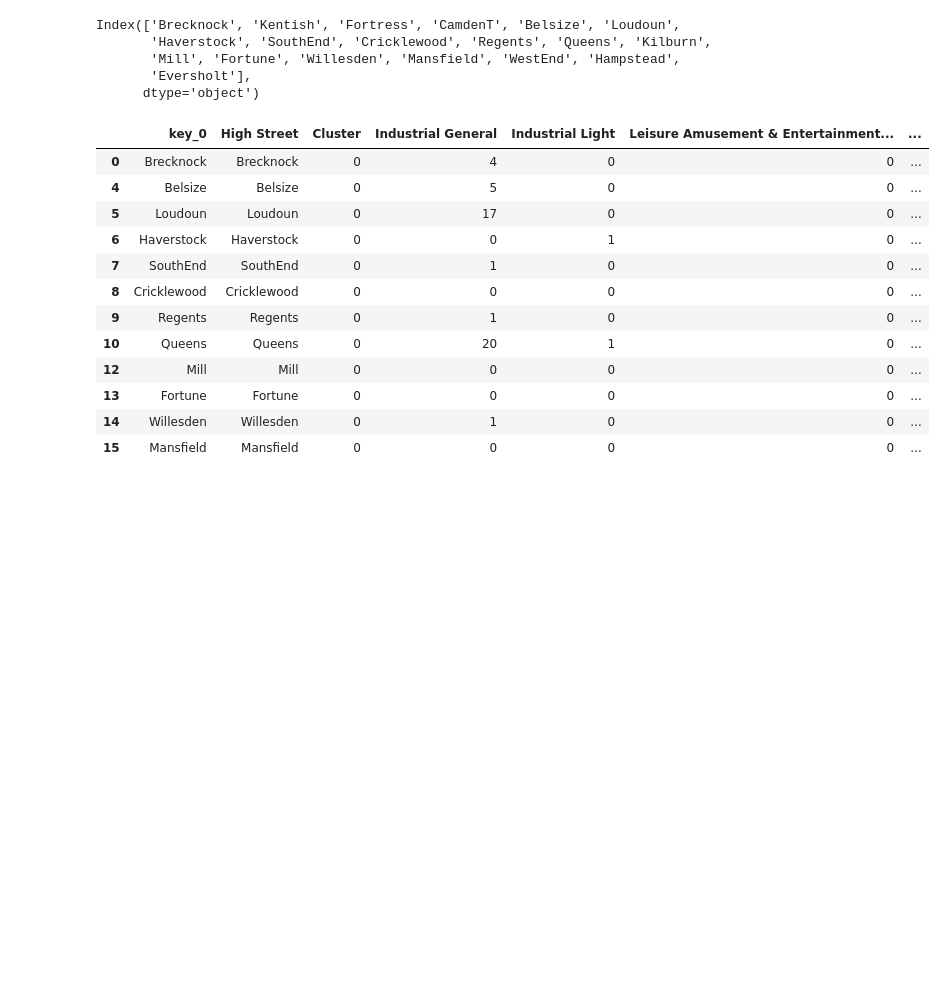
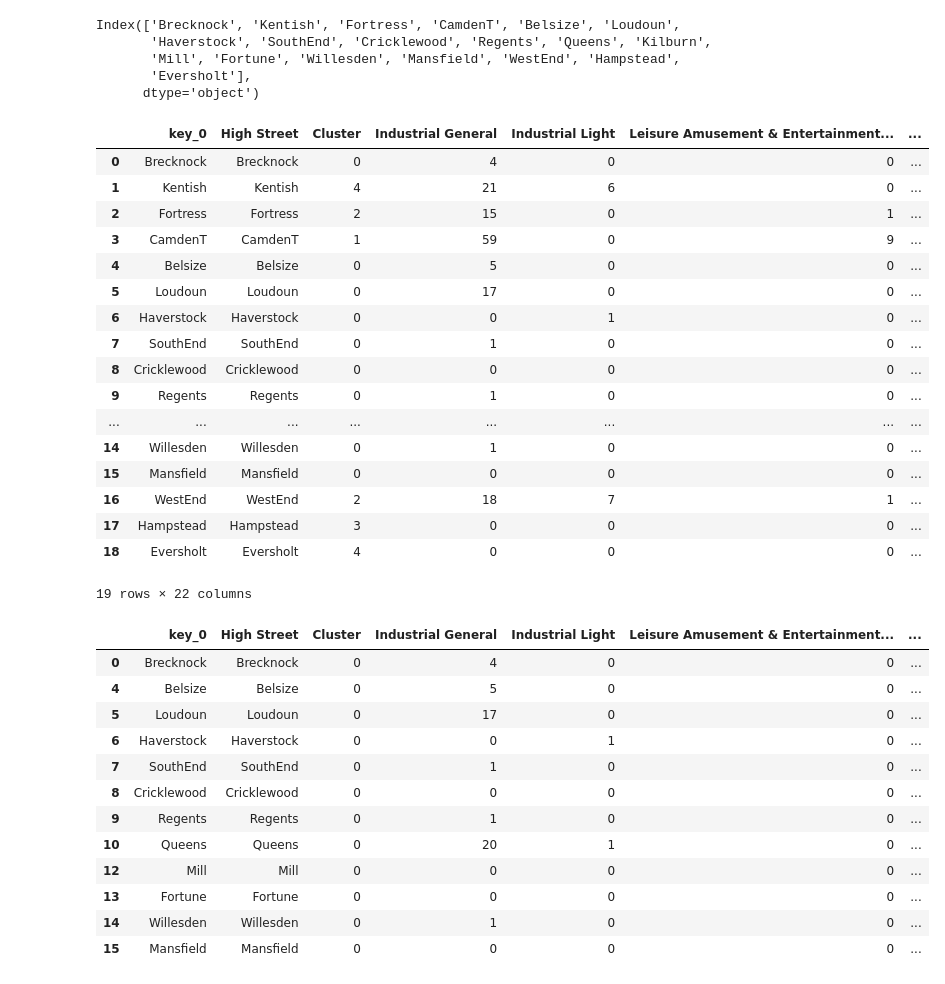
Before and after one commit to christinabotros/Camden-High-Street-Analysis, a Jupyter notebook: Camden Cluster Analysis.ipynb, the cells around one changed output. Saved outputs shown, nothing was run; the diff lists cells and outputs as text; code cells hidden in the pictures; blank space fills up the shorter version.

```diff
--- a/Camden Cluster Analysis.ipynb
+++ b/Camden Cluster Analysis.ipynb
@@ -718,6 +718,27 @@ Index(['Brecknock', 'Kentish', 'Fortress', 'CamdenT', 'Belsize', 'Loudoun',
       dtype='object')
 # %%
 CAMCLUS = pd.merge(highstreet_cluster, X, left_on = highstreet_cluster['High Street'], right_on = X.index)
+# %%
+CAMCLUS
+# %% [output]
+|  | key_0 | High Street | Cluster | Industrial General | Industrial Light | Leisure Amusement & Entertainment... | ... |
+| 0 | Brecknock | Brecknock | 0 | 4 | 0 | 0 | ... |
+| 1 | Kentish | Kentish | 4 | 21 | 6 | 0 | ... |
+| 2 | Fortress | Fortress | 2 | 15 | 0 | 1 | ... |
+| 3 | CamdenT | CamdenT | 1 | 59 | 0 | 9 | ... |
+| 4 | Belsize | Belsize | 0 | 5 | 0 | 0 | ... |
+| 5 | Loudoun | Loudoun | 0 | 17 | 0 | 0 | ... |
+| 6 | Haverstock | Haverstock | 0 | 0 | 1 | 0 | ... |
+| 7 | SouthEnd | SouthEnd | 0 | 1 | 0 | 0 | ... |
+| 8 | Cricklewood | Cricklewood | 0 | 0 | 0 | 0 | ... |
+| 9 | Regents | Regents | 0 | 1 | 0 | 0 | ... |
+| ... | ... | ... | ... | ... | ... | ... | ... |
+| 14 | Willesden | Willesden | 0 | 1 | 0 | 0 | ... |
+| 15 | Mansfield | Mansfield | 0 | 0 | 0 | 0 | ... |
+| 16 | WestEnd | WestEnd | 2 | 18 | 7 | 1 | ... |
+| 17 | Hampstead | Hampstead | 3 | 0 | 0 | 0 | ... |
+| 18 | Eversholt | Eversholt | 4 | 0 | 0 | 0 | ... |
+19 rows × 22 columns
 # %%
 Group1 = CAMCLUS.loc[CAMCLUS['Cluster'] == 0]
 # %%
```
Also changed, not shown: parts of 3 cells of this notebook.
